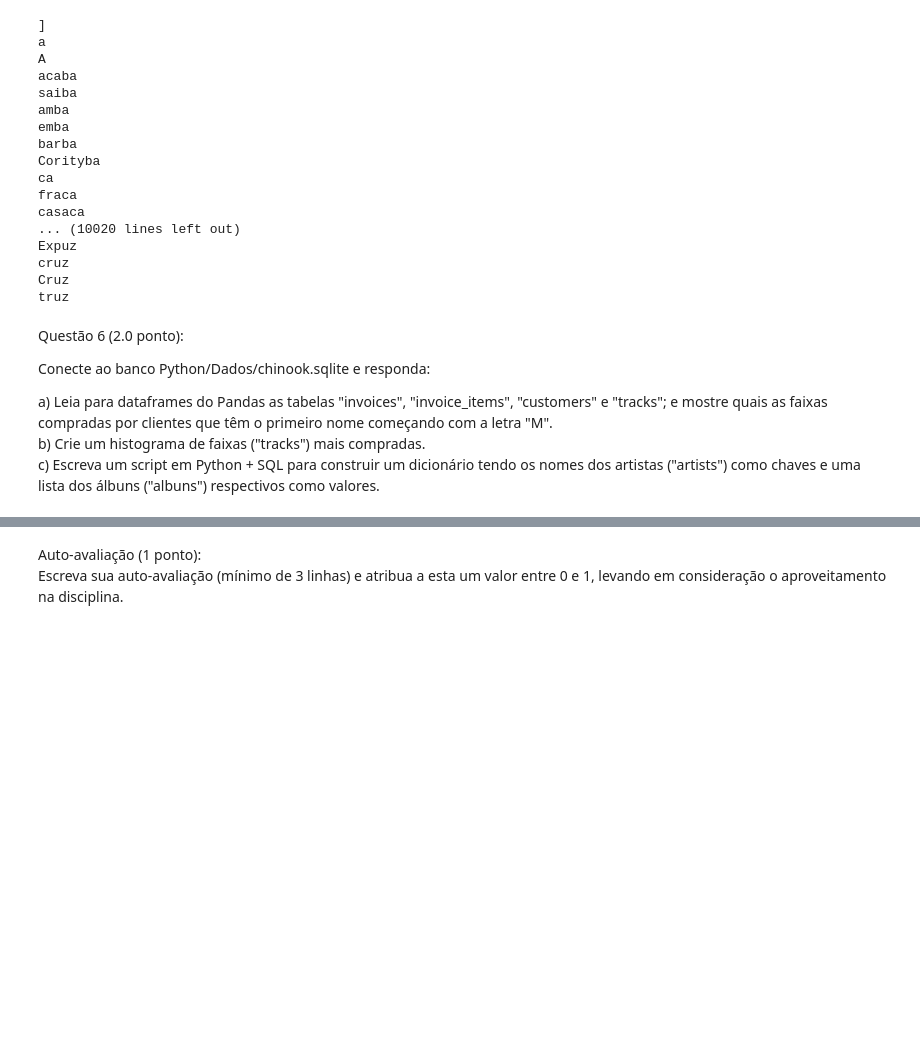
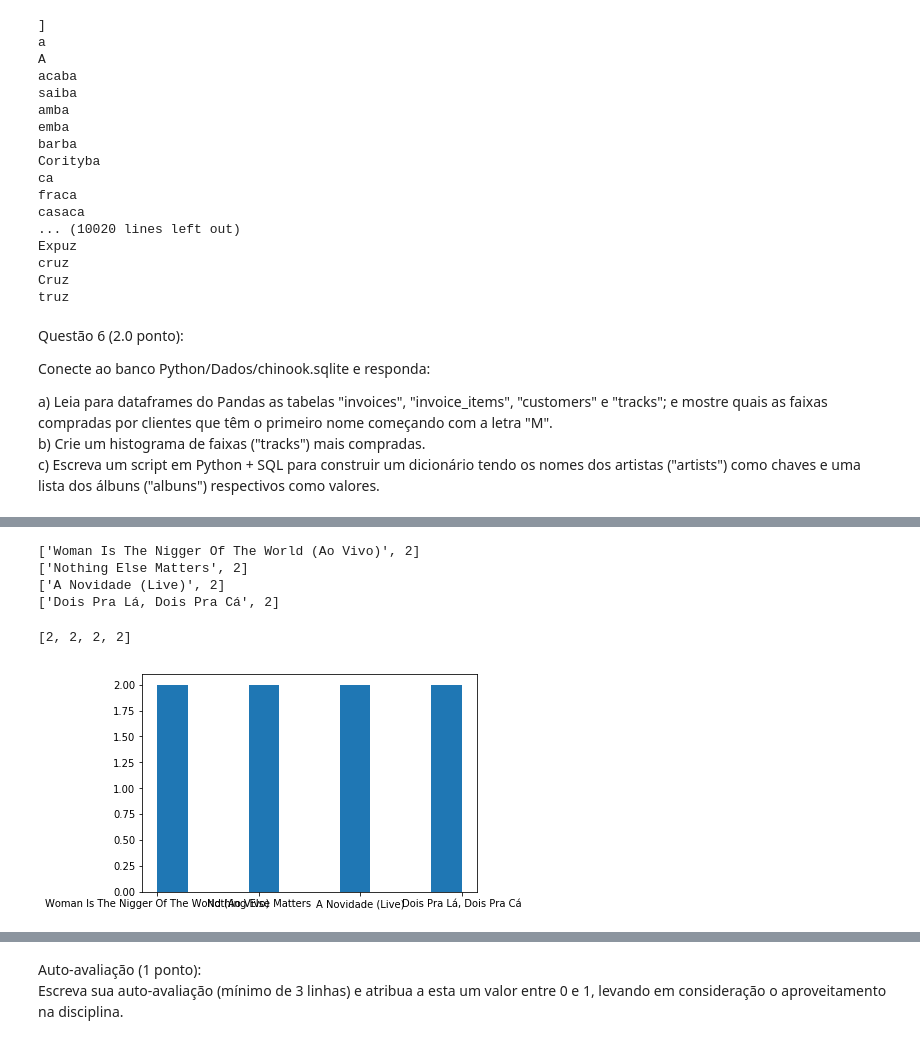
Before and after one commit to vitmesquita/FGV_Programming_Languages, a Jupyter notebook: Python/Exercicios/Avaliacoes/Prova_A2_2018.ipynb, the cells around one changed output, grey strips where cells are left out. Saved outputs shown, nothing was run; the diff lists cells and outputs as text; code cells hidden in the pictures; blank space fills up the shorter version.

```diff
--- a/Python/Exercicios/Avaliacoes/Prova_A2_2018.ipynb
+++ b/Python/Exercicios/Avaliacoes/Prova_A2_2018.ipynb
@@ -389,0 +443,3 @@ df_tracks=pd.read_sql_query('select * from tracks',conn)
+# %%
+nometodas=[j for j in df_todas.Name]
+len(nometodas)
@@ -389,0 +448,9 @@ df_tracks=pd.read_sql_query('select * from tracks',conn)
+# %%
+#b)
+freq = {}
+for palavra in nometodas:
+    if palavra in freq:
+        freq[palavra] += 1
+    else:
+        freq[palavra] = 1
+freq
@@ -389,0 +475,26 @@ df_tracks=pd.read_sql_query('select * from tracks',conn)
+# %%
+dic=[]
+dic2=[]
+for k in range(0,4):
+    m=max(freq,key=freq.get)
+    v=max(freq.values())
+    dic.append(m)
+    dic2.append(v)
+    print([m,v])
+    freq[m]=0
+# %% [output]
+['Woman Is The Nigger Of The World (Ao Vivo)', 2]
+['Nothing Else Matters', 2]
+['A Novidade (Live)', 2]
+['Dois Pra Lá, Dois Pra Cá', 2]
+# %%
+dic2
+# %% [output]
+[2, 2, 2, 2]
+# %%
+dic=dic+dic
+# %%
+plt.hist(dic)
+plt.show()
+# %% [output]
+[figure, added]
```
Also changed, not shown: parts of 24 cells of this notebook, 3 other files.
